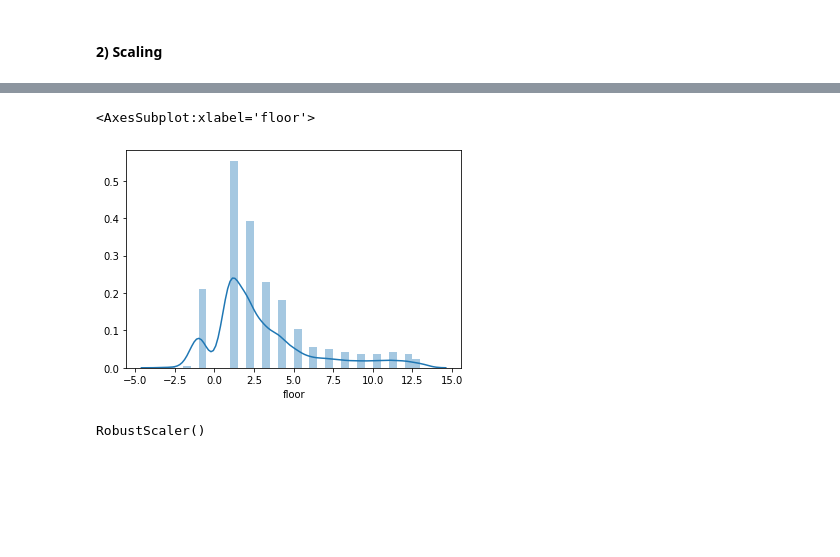
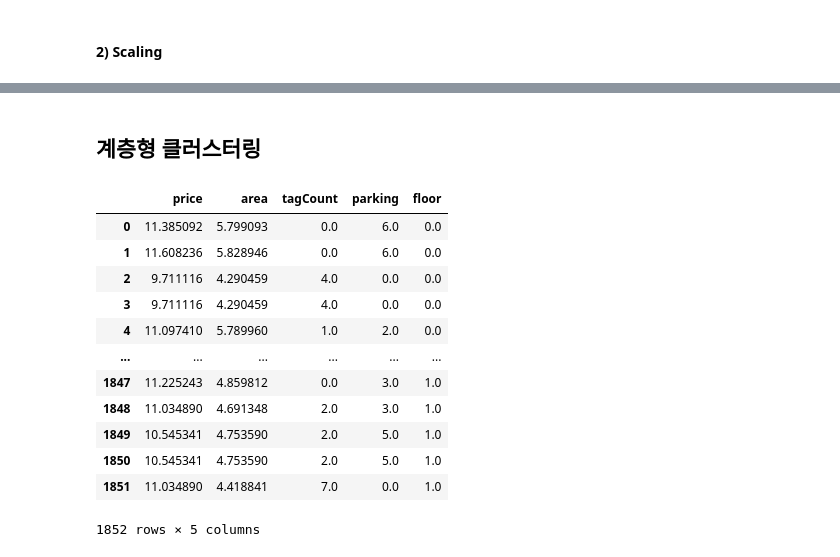
Before and after one commit to jaenjaen/pics, a Jupyter notebook: dataWork/controller/Clustering.ipynb, the cells around one changed output, grey strips where cells are left out. Drawn from its saved outputs; the diff is of its cells as text; code cells hidden in the pictures; blank space fills up the shorter version.

```diff
--- a/dataWork/controller/Clustering.ipynb
+++ b/dataWork/controller/Clustering.ipynb
@@ -325,3 +298,35 @@ NameError: name 'dataset' is not defined
+# %%
+# #임의로 1개 선택
+# target=dataset.iloc[:1]
+# rest=dataset.iloc[1:]
+
+
+# # 문자열로 저장된 태그 리스트로 변환
+# def strToList(value):
+#     trimList=value.replace(']','')
+#     trimList=trimList.replace('[','')
+#     trimList=trimList.replace("'",'')
+#     trimList=trimList.split(",")
+#     trimList=list(set(trimList))  # 리스트 안에서 중복되는 태그 삭제
+#     return trimList
+
+# ## 태그 개수 세기
+# def tagCount(targetTag):
+#     countKeyword=[]
+#     for i in range(len(rest["new_tag1"])):
+#         cnt=0
+#         for t in strToList(targetTag):
+#             if t in strToList(rest.iloc[i]["new_tag1"]):
+#                 cnt+=1
+#         countKeyword.append(cnt)
+#     return countKeyword
+
+# rest["tagCount"]=tagCount(target["new_tag1"].values[0])
+# target["tagCount"]=0  # target은 아예 안 뜨도록 0으로 처리
+
+# 다시 2개 합치기
+dataset=pd.concat([target,rest])
+dataset1=dataset
 # %% [markdown]
 ## 데이터 전처리
     1) 데이터 타입 변환
@@ -379,14 +424,19 @@ def removeOutliers(x, columns):
+# %% [markdown]
+## 계층형 클러스터링
 # %%
-Outliers_to_drop = removeOutliers(dataset, ["price","area","default_person","parking","floor"])
-sns.distplot(Outliers_to_drop[4])
+data=dataset[["price","area","tagCount","parking","floor"]]
+data
 # %% [output]
+|  | price | area | tagCount | parking | floor |
+| 0 | 11.385092 | 5.799093 | 0.0 | 6.0 | 0.0 |
+| 1 | 11.608236 | 5.828946 | 0.0 | 6.0 | 0.0 |
+| 2 | 9.711116 | 4.290459 | 4.0 | 0.0 | 0.0 |
+| 3 | 9.711116 | 4.290459 | 4.0 | 0.0 | 0.0 |
+| 4 | 11.097410 | 5.789960 | 1.0 | 2.0 | 0.0 |
+| ... | ... | ... | ... | ... | ... |
+| 1847 | 11.225243 | 4.859812 | 0.0 | 3.0 | 1.0 |
+| 1848 | 11.034890 | 4.691348 | 2.0 | 3.0 | 1.0 |
+| 1849 | 10.545341 | 4.753590 | 2.0 | 5.0 | 1.0 |
+| 1850 | 10.545341 | 4.753590 | 2.0 | 5.0 | 1.0 |
+| 1851 | 11.034890 | 4.418841 | 7.0 | 0.0 | 1.0 |
-<AxesSubplot:xlabel='floor'>
+1852 rows × 5 columns
-[figure, removed]
-# %%
-# scaling
-from sklearn.preprocessing import RobustScaler
-robustScaler = RobustScaler()
-print(robustScaler.fit([dataset["price"]]))
-train_data_robustScaled = robustScaler.transform([dataset["price"]])
-# %% [output]
-RobustScaler()
```
Also changed, not shown: parts of 29 cells of this notebook, 5 other files.
